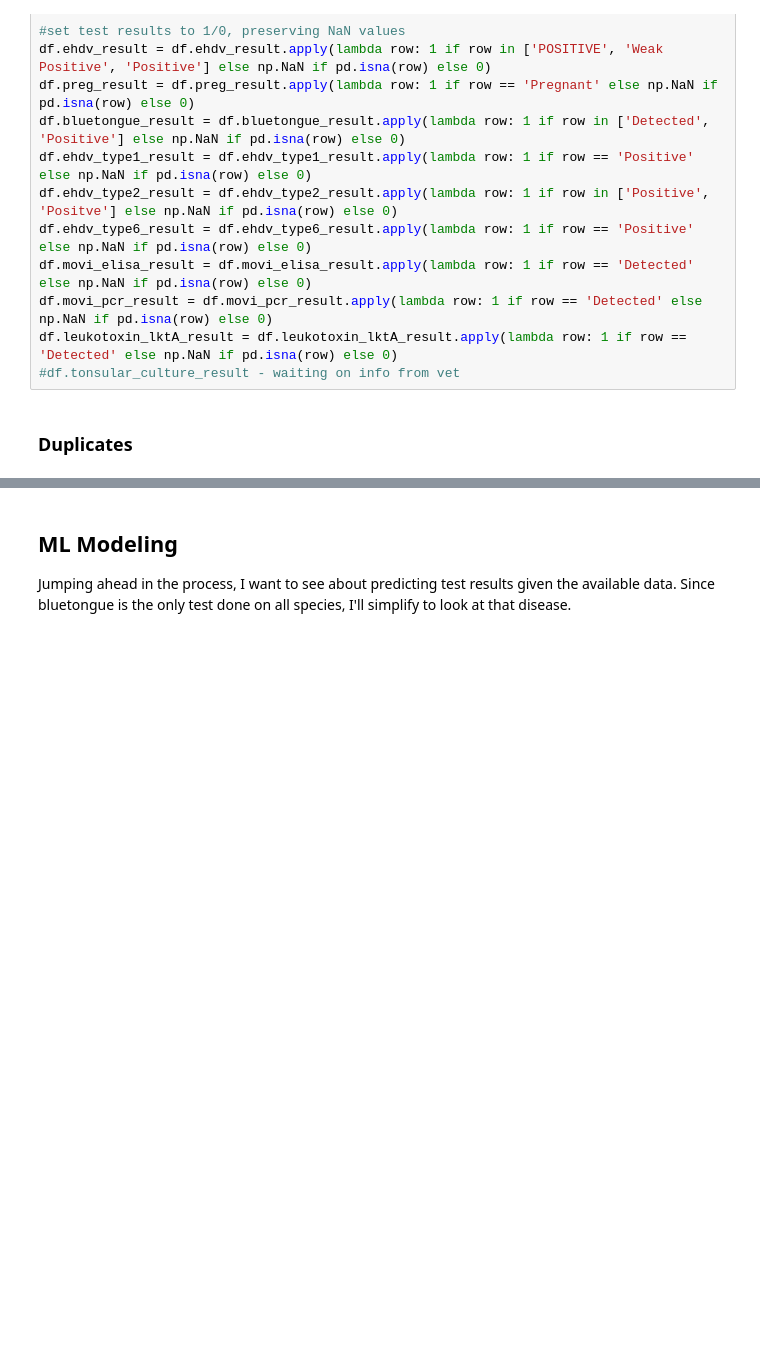
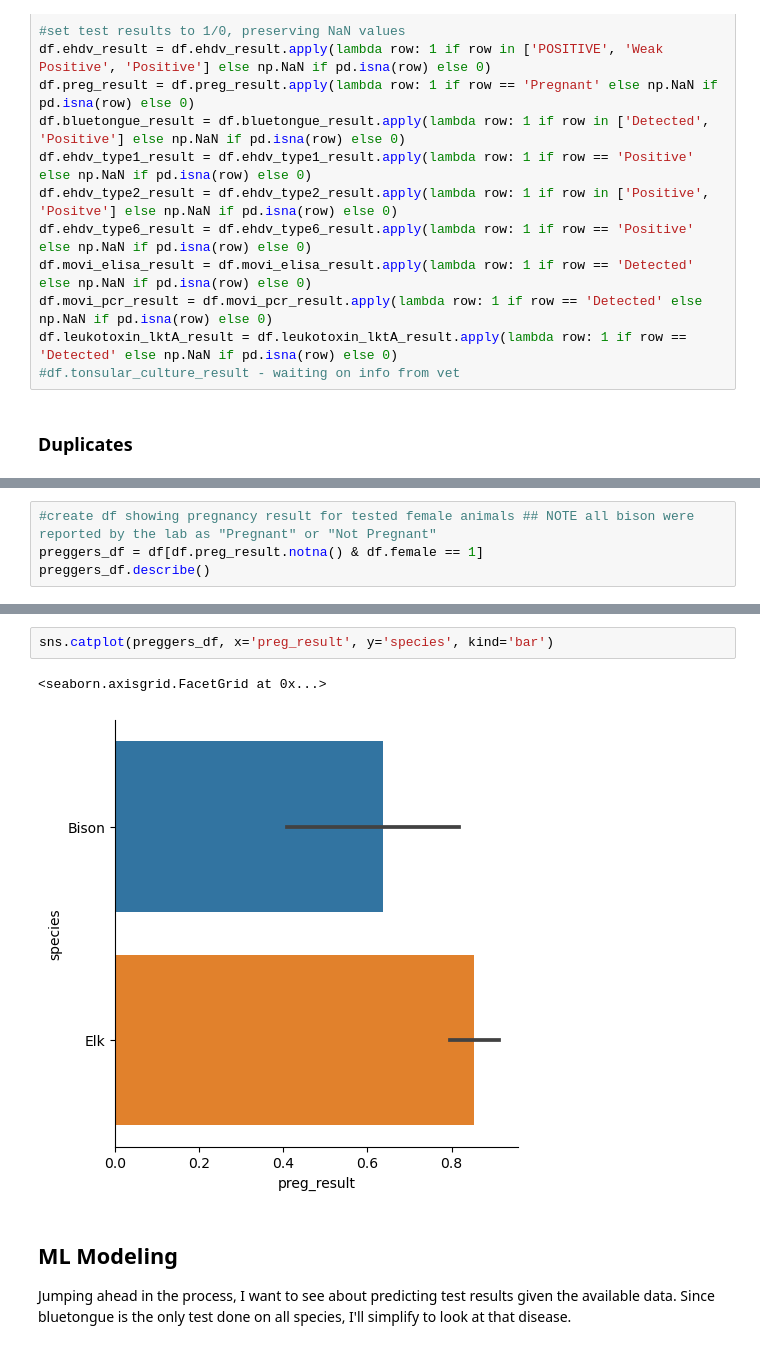
Before and after one commit to epistemetrica/utah_dwr_python, a Jupyter notebook: wildlife_disease.ipynb, the cells around one changed output, grey strips where cells are left out. Saved outputs shown, nothing was run; the diff lists cells and outputs as text; blank space fills up the shorter version.

Commit message:
testing visuals

```diff
--- a/wildlife_disease.ipynb
+++ b/wildlife_disease.ipynb
@@ -323,0 +331,4 @@ Now that our data is even tidy-er, we can start looking around in a more meaning
+# %%
+#create df showing pregnancy result for tested female animals ## NOTE all bison were reported by the lab as "Pregnant" or "Not Pregnant"
+preggers_df = df[df.preg_result.notna() & df.female == 1]
+preggers_df.describe()
@@ -324,3 +345,8 @@ Now that our data is even tidy-er, we can start looking around in a more meaning
+# %%
+sns.catplot(preggers_df, x='preg_result', y='species', kind='bar')
+# %% [output]
+<seaborn.axisgrid.FacetGrid at 0x...>
+[figure, added]
 # %% [markdown]
 ## ML Modeling
 
```
Also changed, not shown: parts of 5 cells of this notebook.
